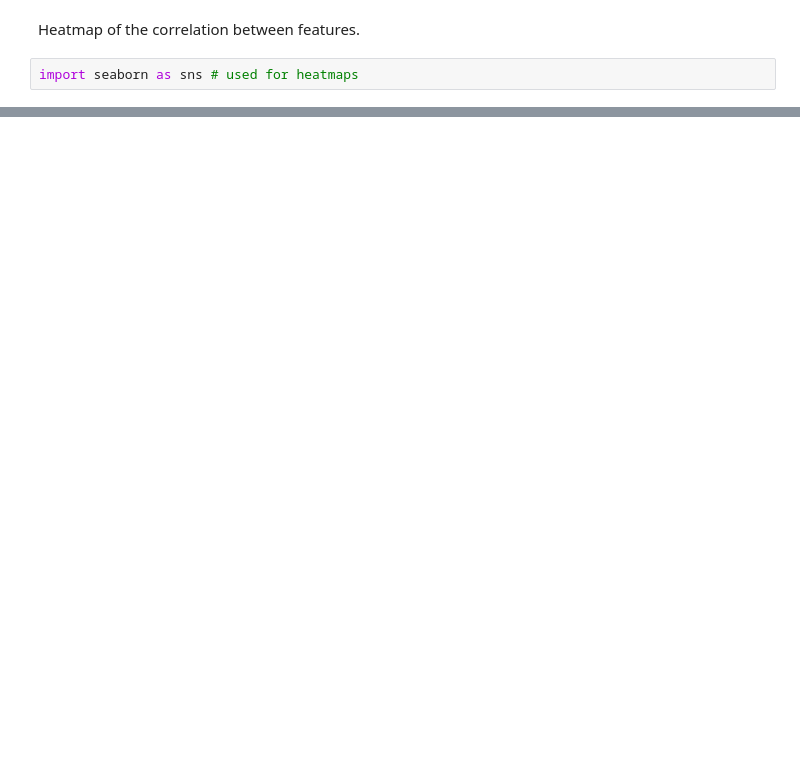
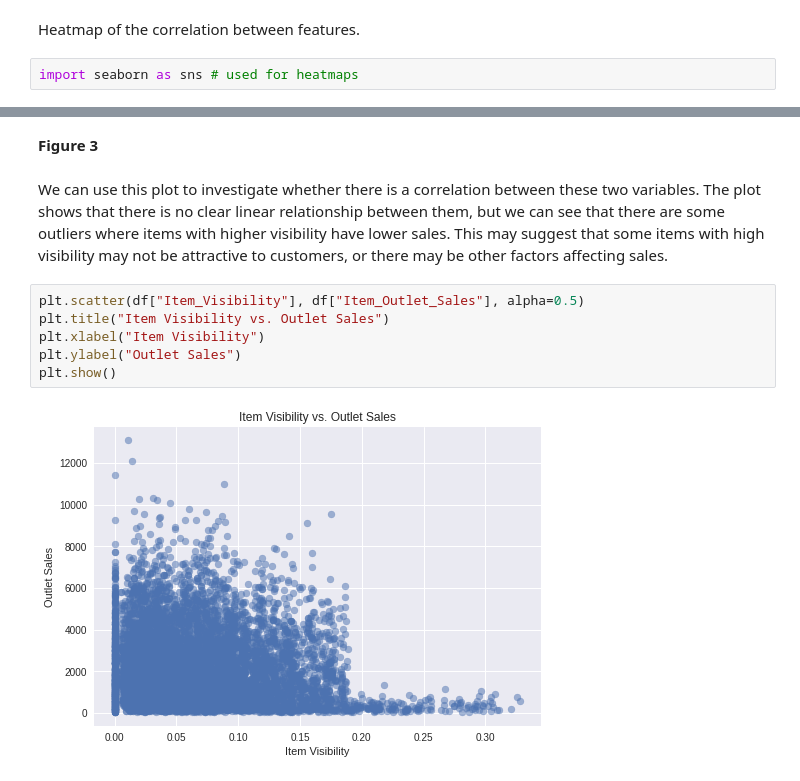
Before and after one commit to Jeremy-Alekai/food-sales-predictions., a Jupyter notebook: food_sales_predictions_.ipynb, the cells around one changed output, grey strips where cells are left out. Drawn from its saved outputs; the diff is of its cells as text; blank space fills up the shorter version.

```diff
--- a/food_sales_predictions_.ipynb
+++ b/food_sales_predictions_.ipynb
@@ -371,0 +390,12 @@ sns.heatmap(corr, cmap = 'Greens', annot = True)
+# %% [markdown]
+**Figure 3**
+# %% [markdown]
+We can use this plot to investigate whether there is a correlation between these two variables. The plot shows that there is no clear linear relationship between them, but we can see that there are some outliers where items with higher visibility have lower sales. This may suggest that some items with high visibility may not be attractive to customers, or there may be other factors affecting sales.
+# %%
+plt.scatter(df["Item_Visibility"], df["Item_Outlet_Sales"], alpha=0.5)
+plt.title("Item Visibility vs. Outlet Sales")
+plt.xlabel("Item Visibility")
+plt.ylabel("Outlet Sales")
+plt.show()
+# %% [output]
+[figure, added]
```
Also changed, not shown: parts of 23 cells of this notebook.
